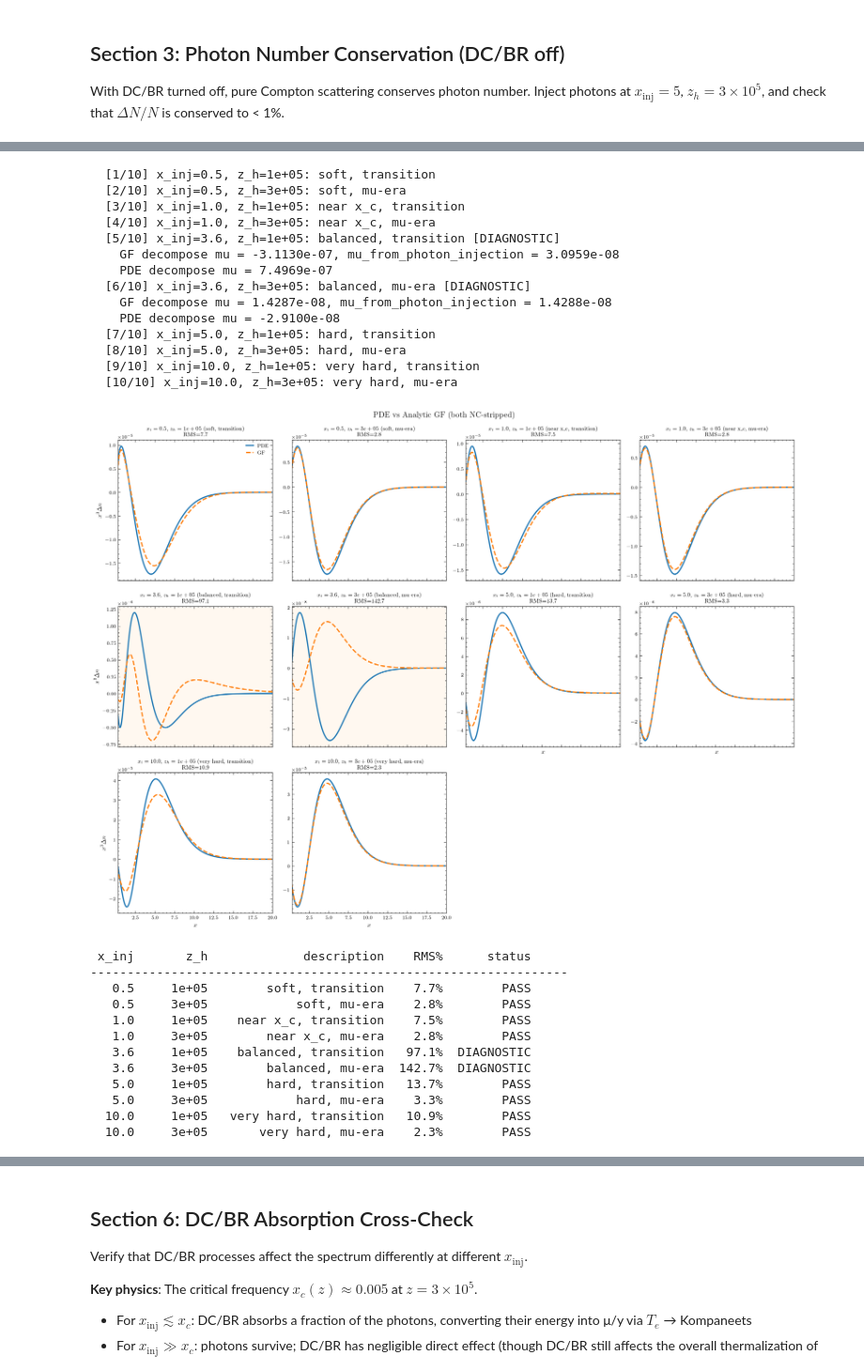
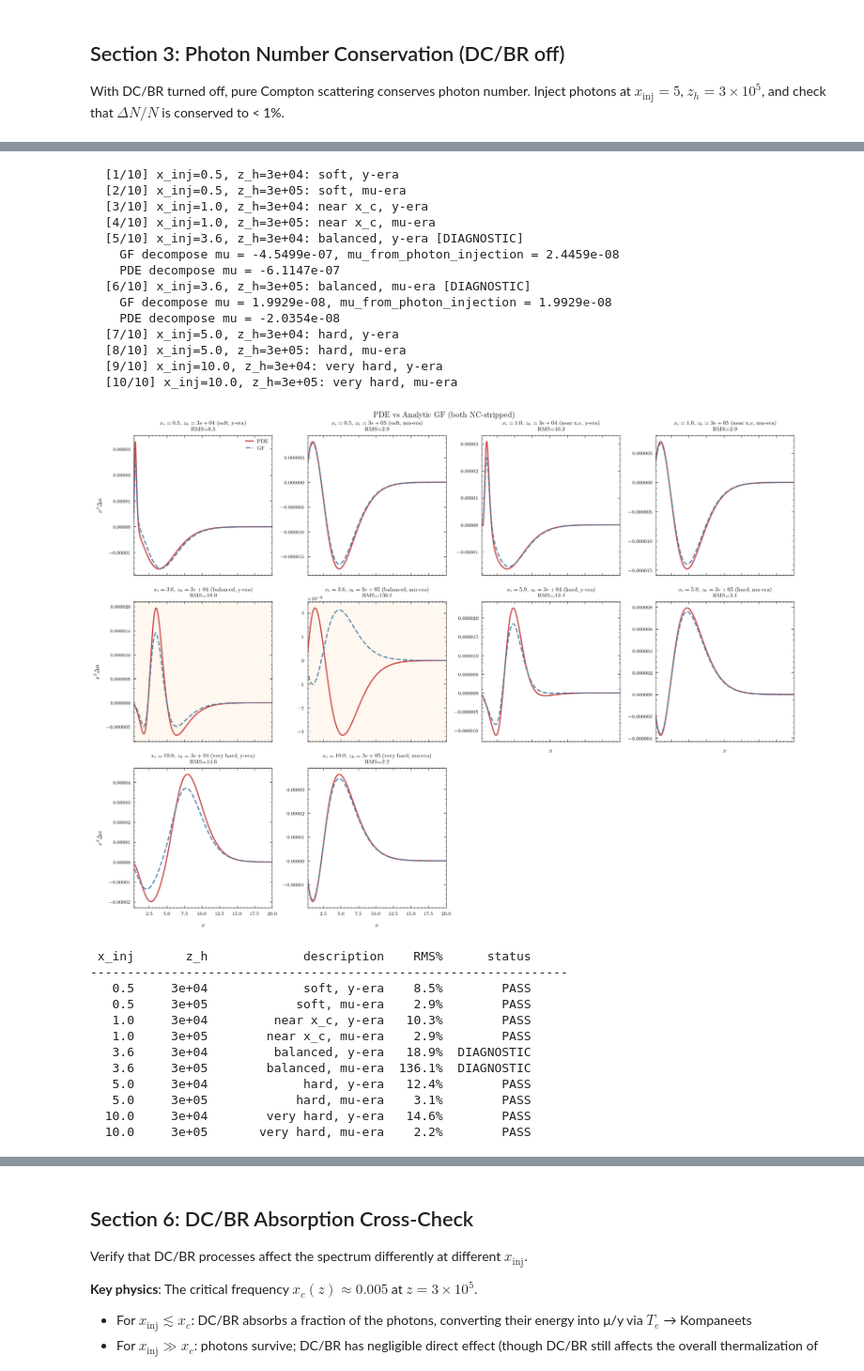
Before and after one commit to bakerem/spectroxide, a Jupyter notebook: notebooks/physics/photon_injection_validation.ipynb, the cells around one changed output, grey strips where cells are left out. Shown at 94% size. Cells and saved outputs as stored; diff of their text form; code cells hidden in the pictures.

```diff
--- a/notebooks/physics/photon_injection_validation.ipynb
+++ b/notebooks/physics/photon_injection_validation.ipynb
@@ -623,15 +615,15 @@ document this GF limitation, not as a pass/fail test.
 # x=3.6 included as informational diagnostic (known GF inconsistency at balanced freq)
 scenarios = [
     # (x_inj, z_h, description, rms_tol, is_diagnostic)
-    (0.5,  1e5, 'soft, transition', 15, False),
+    (0.5,  3e4, 'soft, y-era', 15, False),
     (0.5,  3e5, 'soft, mu-era', 10, False),
-    (1.0,  1e5, 'near x_c, transition', 15, False),
+    (1.0,  3e4, 'near x_c, y-era', 15, False),
     (1.0,  3e5, 'near x_c, mu-era', 15, False),
-    (3.6,  1e5, 'balanced, transition', None, True),  # DIAGNOSTIC ONLY
+    (3.6,  3e4, 'balanced, y-era', None, True),  # DIAGNOSTIC ONLY
     (3.6,  3e5, 'balanced, mu-era', None, True),       # DIAGNOSTIC ONLY
-    (5.0,  1e5, 'hard, transition', 15, False),
+    (5.0,  3e4, 'hard, y-era', 15, False),
     (5.0,  3e5, 'hard, mu-era', 10, False),
-    (10.0, 1e5, 'very hard, transition', 15, False),
+    (10.0, 3e4, 'very hard, y-era', 15, False),
     (10.0, 3e5, 'very hard, mu-era', 10, False),
 ]
 
@@ -699,55 +691,55 @@ for idx, (x_i, z_i, desc, tol, diag) in enumerate(scenarios):
     if idx % n_cols == 0:
         ax.set_ylabel(r'$x^3 \Delta n$')
 
 # Hide unused axes
 for idx in range(len(scenarios), len(axes)):
     axes[idx].set_visible(False)
 
 for idx in range(len(scenarios)):
     if idx >= len(scenarios) - n_cols:
         axes[idx].set_xlabel(r'$x$')
 
 fig.suptitle('PDE vs Analytic GF (both NC-stripped)', fontsize=13)
 fig.tight_layout()
 plt.show()
 
 # Summary table
 print(f"\n{'x_inj':>6}  {'z_h':>8}  {'description':>22}  {'RMS%':>6}  {'status':>10}")
 print('-' * 65)
 for x_i, z_i, desc, rms, passed in rms_table:
     if passed is None:
         status = 'DIAGNOSTIC'
     else:
         status = 'PASS' if passed else 'FAIL'
     print(f"{x_i:6.1f}  {z_i:8.0e}  {desc:>22}  {rms:5.1f}%  {status:>10}")
 # %% [output]
-  [1/10] x_inj=0.5, z_h=1e+05: soft, transition
+  [1/10] x_inj=0.5, z_h=3e+04: soft, y-era
   [2/10] x_inj=0.5, z_h=3e+05: soft, mu-era
-  [3/10] x_inj=1.0, z_h=1e+05: near x_c, transition
+  [3/10] x_inj=1.0, z_h=3e+04: near x_c, y-era
   [4/10] x_inj=1.0, z_h=3e+05: near x_c, mu-era
-  [5/10] x_inj=3.6, z_h=1e+05: balanced, transition [DIAGNOSTIC]
-    GF decompose mu = -3.1130e-07, mu_from_photon_injection = 3.0959e-08
-    PDE decompose mu = 7.4969e-07
+  [5/10] x_inj=3.6, z_h=3e+04: balanced, y-era [DIAGNOSTIC]
+    GF decompose mu = -4.5499e-07, mu_from_photon_injection = 2.4459e-08
+    PDE decompose mu = -6.1147e-07
   [6/10] x_inj=3.6, z_h=3e+05: balanced, mu-era [DIAGNOSTIC]
-    GF decompose mu = 1.4287e-08, mu_from_photon_injection = 1.4288e-08
-    PDE decompose mu = -2.9100e-08
-  [7/10] x_inj=5.0, z_h=1e+05: hard, transition
+    GF decompose mu = 1.9929e-08, mu_from_photon_injection = 1.9929e-08
+    PDE decompose mu = -2.0354e-08
+  [7/10] x_inj=5.0, z_h=3e+04: hard, y-era
   [8/10] x_inj=5.0, z_h=3e+05: hard, mu-era
-  [9/10] x_inj=10.0, z_h=1e+05: very hard, transition
+  [9/10] x_inj=10.0, z_h=3e+04: very hard, y-era
   [10/10] x_inj=10.0, z_h=3e+05: very hard, mu-era
-[figure, old version]
+[figure, new version]
  x_inj       z_h             description    RMS%      status
 -----------------------------------------------------------------
-   0.5     1e+05        soft, transition    7.7%        PASS
-   0.5     3e+05            soft, mu-era    2.8%        PASS
-   1.0     1e+05    near x_c, transition    7.5%        PASS
-   1.0     3e+05        near x_c, mu-era    2.8%        PASS
-   3.6     1e+05    balanced, transition   97.1%  DIAGNOSTIC
-   3.6     3e+05        balanced, mu-era  142.7%  DIAGNOSTIC
-   5.0     1e+05        hard, transition   13.7%        PASS
-   5.0     3e+05            hard, mu-era    3.3%        PASS
-  10.0     1e+05   very hard, transition   10.9%        PASS
-  10.0     3e+05       very hard, mu-era    2.3%        PASS
+   0.5     3e+04             soft, y-era    8.5%        PASS
+   0.5     3e+05            soft, mu-era    2.9%        PASS
+   1.0     3e+04         near x_c, y-era   10.3%        PASS
+   1.0     3e+05        near x_c, mu-era    2.9%        PASS
+   3.6     3e+04         balanced, y-era   18.9%  DIAGNOSTIC
+   3.6     3e+05        balanced, mu-era  136.1%  DIAGNOSTIC
+   5.0     3e+04             hard, y-era   12.4%        PASS
+   5.0     3e+05            hard, mu-era    3.1%        PASS
+  10.0     3e+04        very hard, y-era   14.6%        PASS
+  10.0     3e+05       very hard, mu-era    2.2%        PASS
 # %% [markdown]
 ## Section 5b: $\mu$ vs $x_\mathrm{inj}$ Sweep (GF + PDE)
 
```
Also changed, not shown: parts of 18 cells of this notebook, 1 other file.
